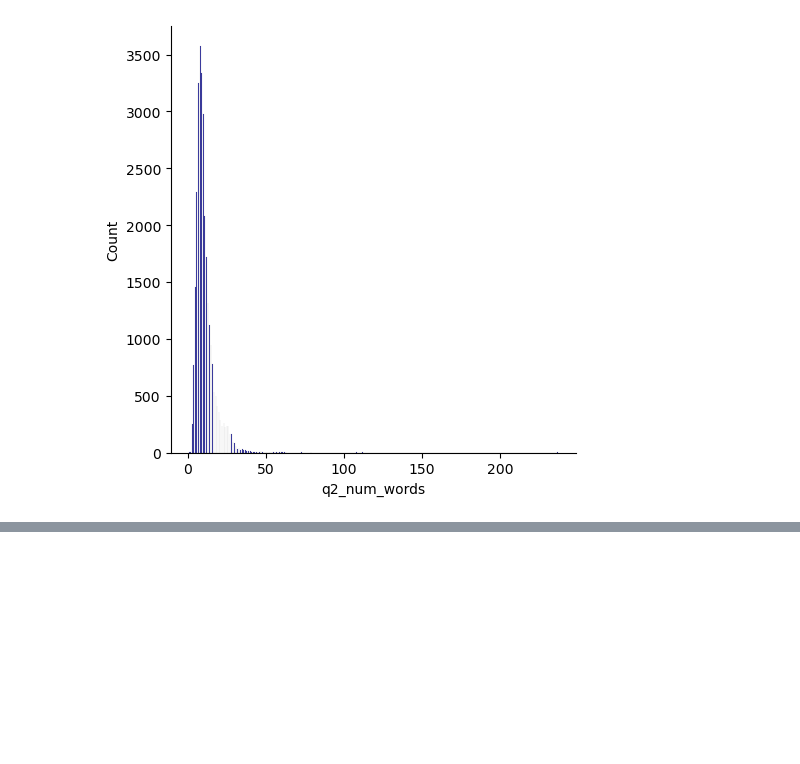
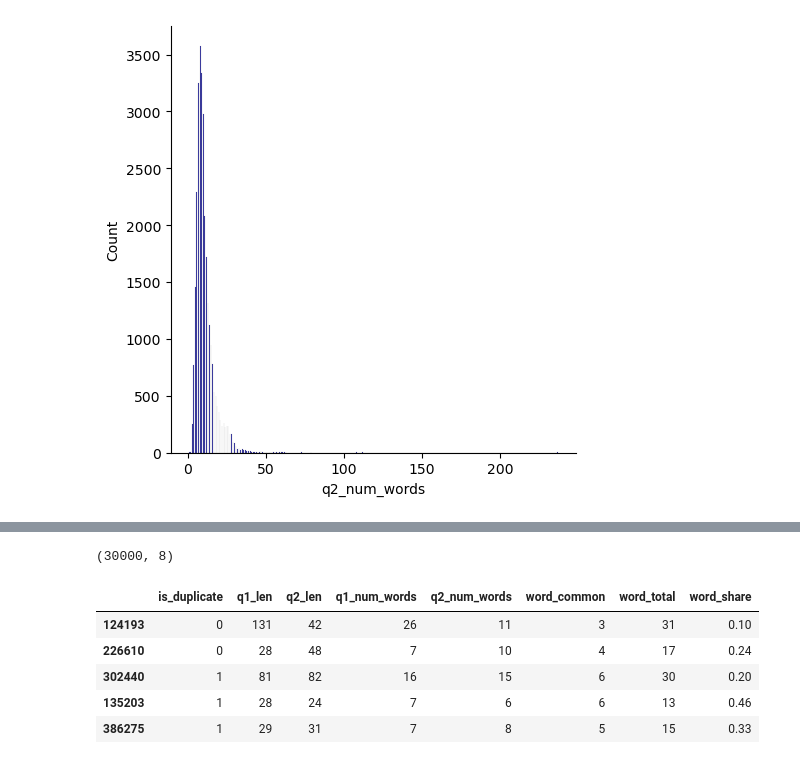
Before and after one commit to Vjeet83/N.L.P, a Jupyter notebook: nlp_project_Quora_similarQuestion_file_2_bow.ipynb, the cells around one changed output, grey strips where cells are left out. Cells and saved outputs as stored; diff of their text form; code cells hidden in the pictures; blank space fills up the shorter version.

```diff
--- a/nlp_project_Quora_similarQuestion_file_2_bow.ipynb
+++ b/nlp_project_Quora_similarQuestion_file_2_bow.ipynb
@@ -328,0 +339,12 @@ plt.show()
+# %%
+final_df = new_df.drop(columns = ['id','qid1','qid2','question1','question2'])
+print(final_df.shape)
+final_df.head()
+# %% [output]
+(30000, 8)
+|  | is_duplicate | q1_len | q2_len | q1_num_words | q2_num_words | word_common | word_total | word_share |
+| 124193 | 0 | 131 | 42 | 26 | 11 | 3 | 31 | 0.10 |
+| 226610 | 0 | 28 | 48 | 7 | 10 | 4 | 17 | 0.24 |
+| 302440 | 1 | 81 | 82 | 16 | 15 | 6 | 30 | 0.20 |
+| 135203 | 1 | 28 | 24 | 7 | 6 | 6 | 13 | 0.46 |
+| 386275 | 1 | 29 | 31 | 7 | 8 | 5 | 15 | 0.33 |
```
Also changed, not shown: parts of 17 cells of this notebook.
